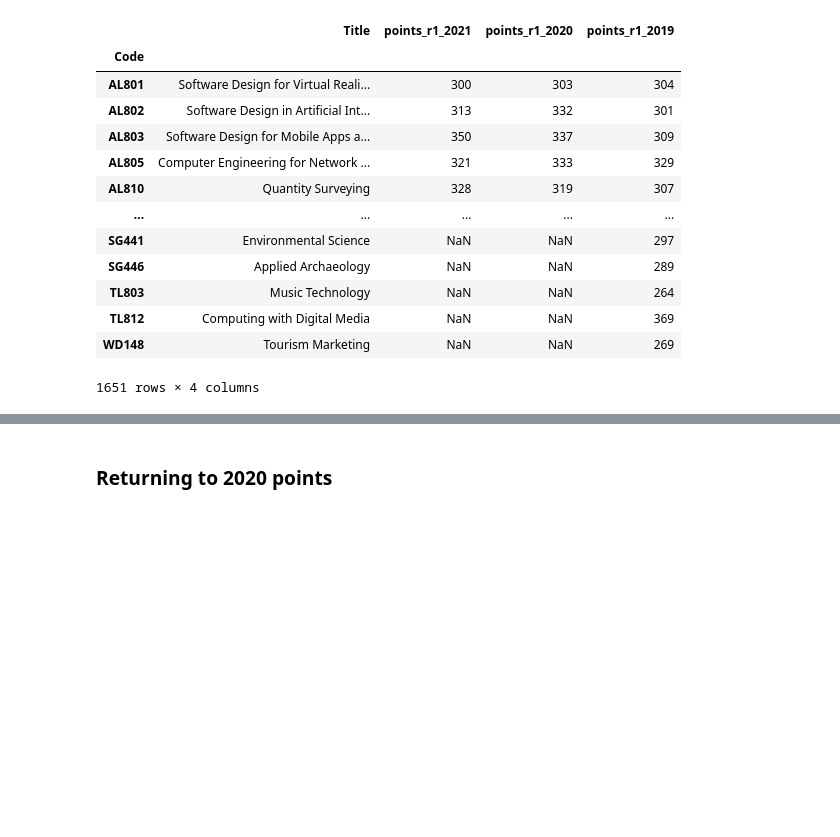
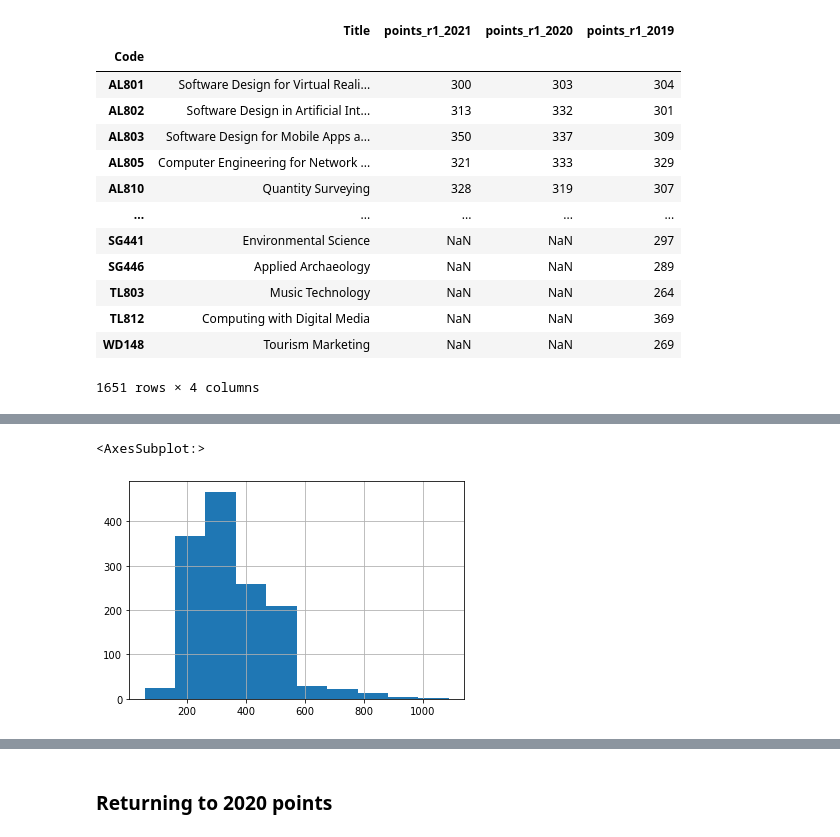
Before and after one commit to Lynch08/Fundementals_Of_Data_Analysis, a Jupyter notebook: CAO Points/new.ipynb, the cells around one changed output, grey strips where cells are left out. Drawn from its saved outputs; the diff is of its cells as text; code cells hidden in the pictures; blank space fills up the shorter version.

```diff
--- a/CAO Points/new.ipynb
+++ b/CAO Points/new.ipynb
@@ -711,0 +828,5 @@ allcourses
+# %%
+firstrndpts['points_r1_2020'][firstrndpts['points_r1_2020'] > 1.0 ].hist()
+# %% [output]
+<AxesSubplot:>
+[figure, added]
```
Also changed, not shown: parts of 49 cells of this notebook, 55 other files.
